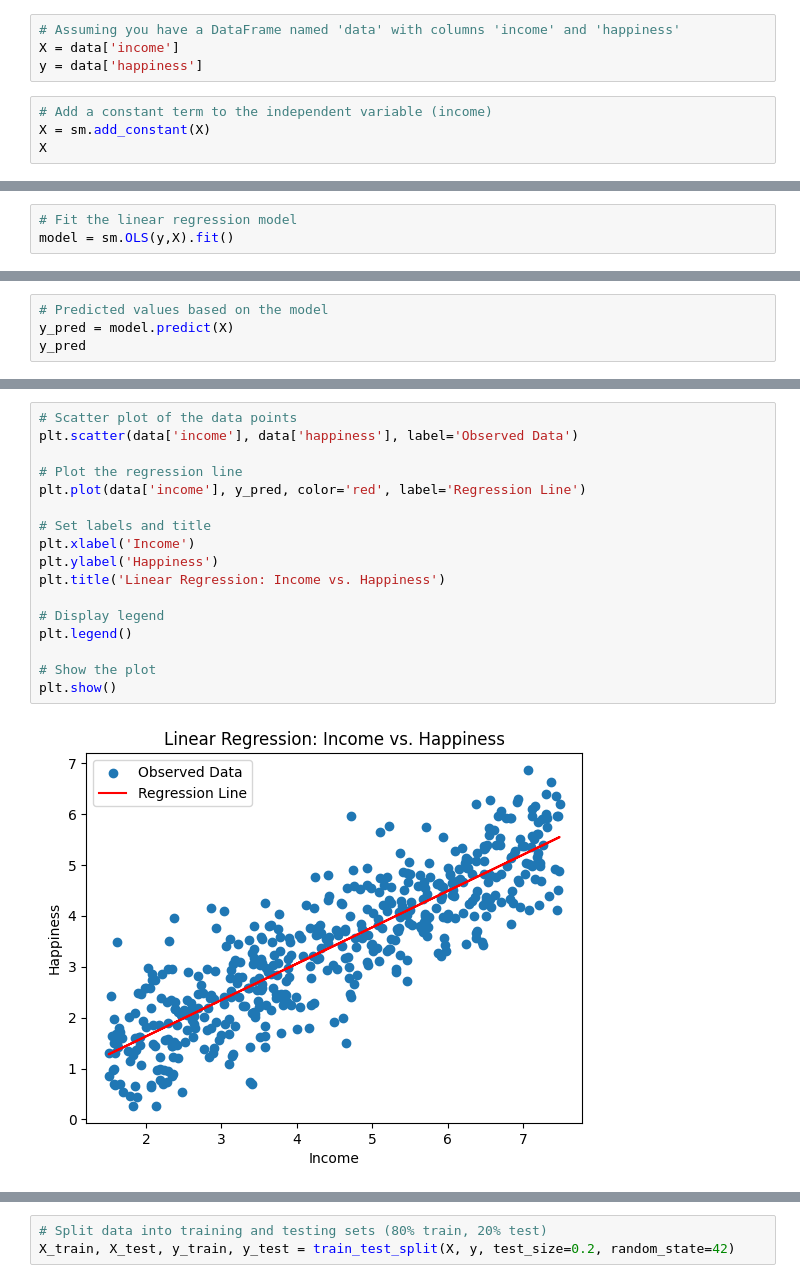
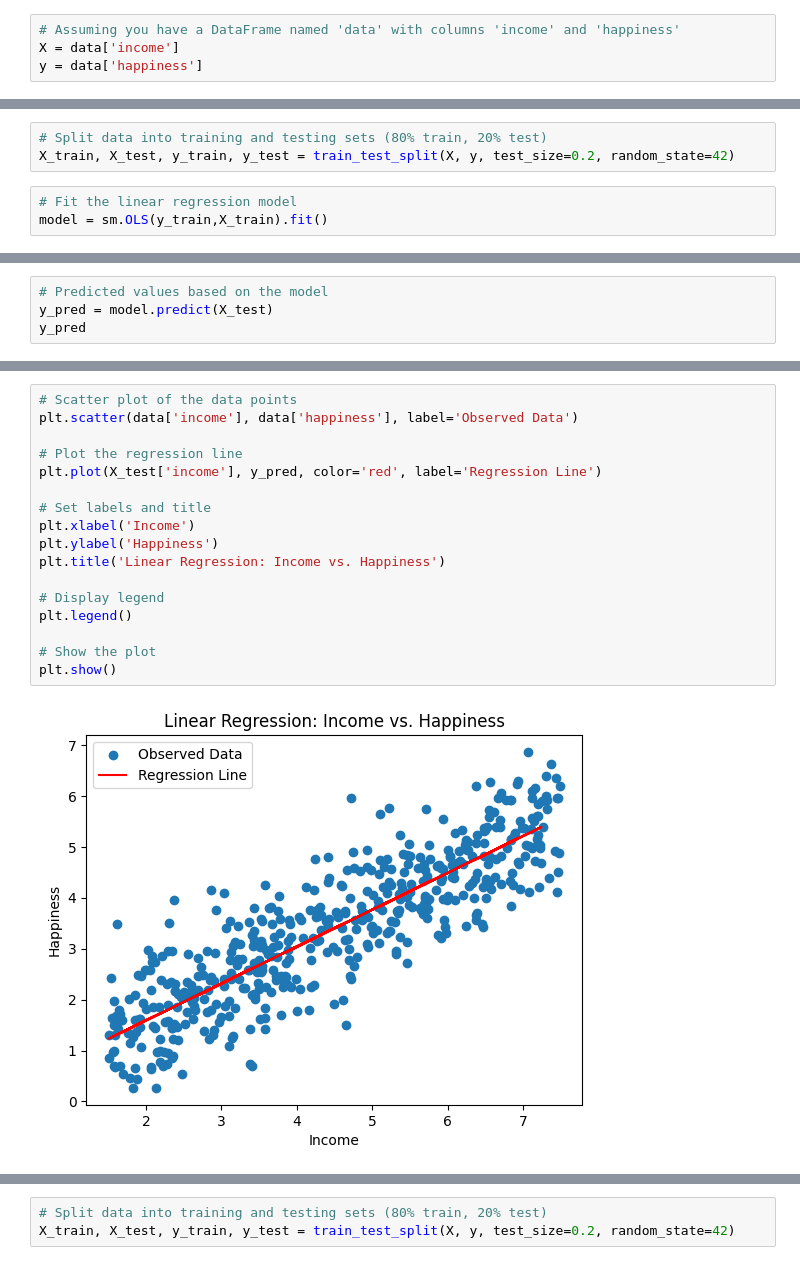
Before and after one commit to 1sumer/Python-Repo, a Jupyter notebook: Linear Regression/linear_Multi.ipynb, the cells around one changed output, grey strips where cells are left out. Saved outputs shown, nothing was run; the diff lists cells and outputs as text.

```diff
--- a/Linear Regression/linear_Multi.ipynb
+++ b/Linear Regression/linear_Multi.ipynb
@@ -107,7 +105,3 @@ plt.show()
 # Assuming you have a DataFrame named 'data' with columns 'income' and 'happiness'
 X = data['income']
 y = data['happiness']
-# %%
-# Add a constant term to the independent variable (income)
-X = sm.add_constant(X)
-X
@@ -128,6 +108,9 @@ X
+# %%
+# Split data into training and testing sets (80% train, 20% test)
+X_train, X_test, y_train, y_test = train_test_split(X, y, test_size=0.2, random_state=42)
 # %%
 # Fit the linear regression model
-model = sm.OLS(y,X).fit()
+model = sm.OLS(y_train,X_train).fit()
 # %%
 # Print the summary
 print(model.summary())
@@ -161,5 +135,5 @@ data.head()
 # %%
 # Predicted values based on the model
-y_pred = model.predict(X)
+y_pred = model.predict(X_test)
 y_pred
 # %% [output]
@@ -178,22 +152,22 @@ Length: 498, dtype: float64
 # %%
 # Scatter plot of the data points
 plt.scatter(data['income'], data['happiness'], label='Observed Data')
 
 # Plot the regression line
-plt.plot(data['income'], y_pred, color='red', label='Regression Line')
+plt.plot(X_test['income'], y_pred, color='red', label='Regression Line')
 
 # Set labels and title
 plt.xlabel('Income')
 plt.ylabel('Happiness')
 plt.title('Linear Regression: Income vs. Happiness')
 
 # Display legend
 plt.legend()
 
 # Show the plot
 plt.show()
 # %% [output]
-[figure, old version]
+[figure, new version]
 # %%
 income = float(input("Enter the income: "))
 print(income)
```
Also changed, not shown: parts of 14 cells of this notebook, 10 other files.
